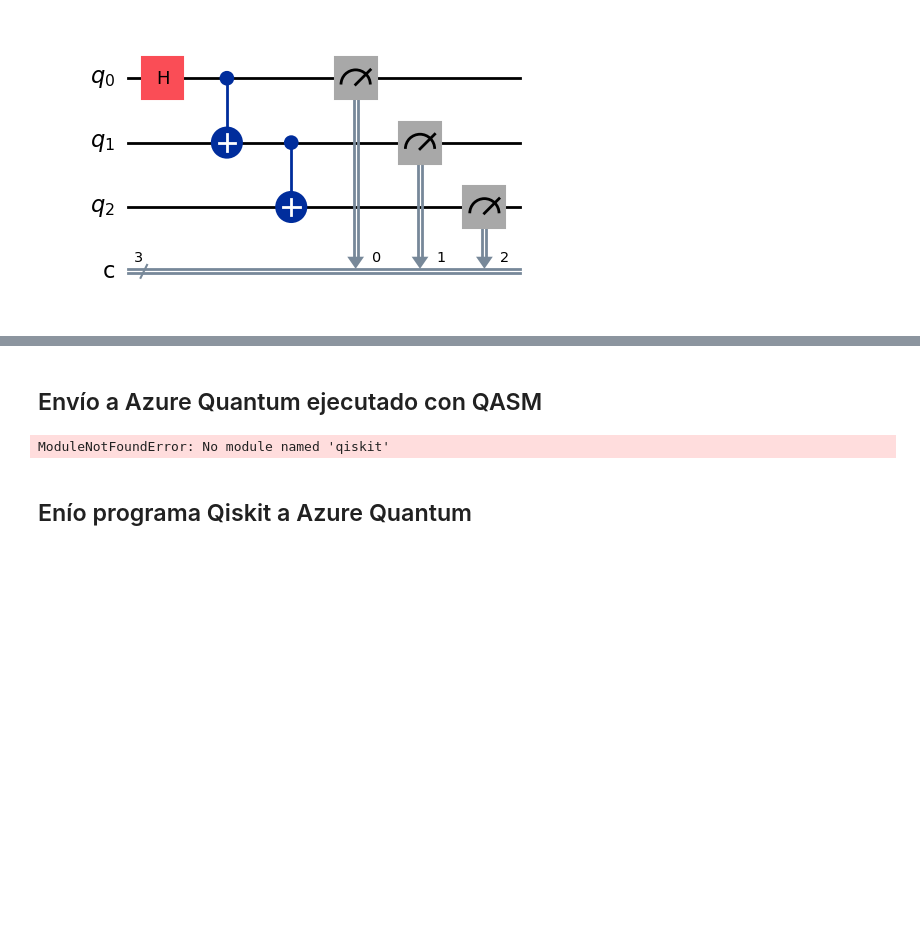
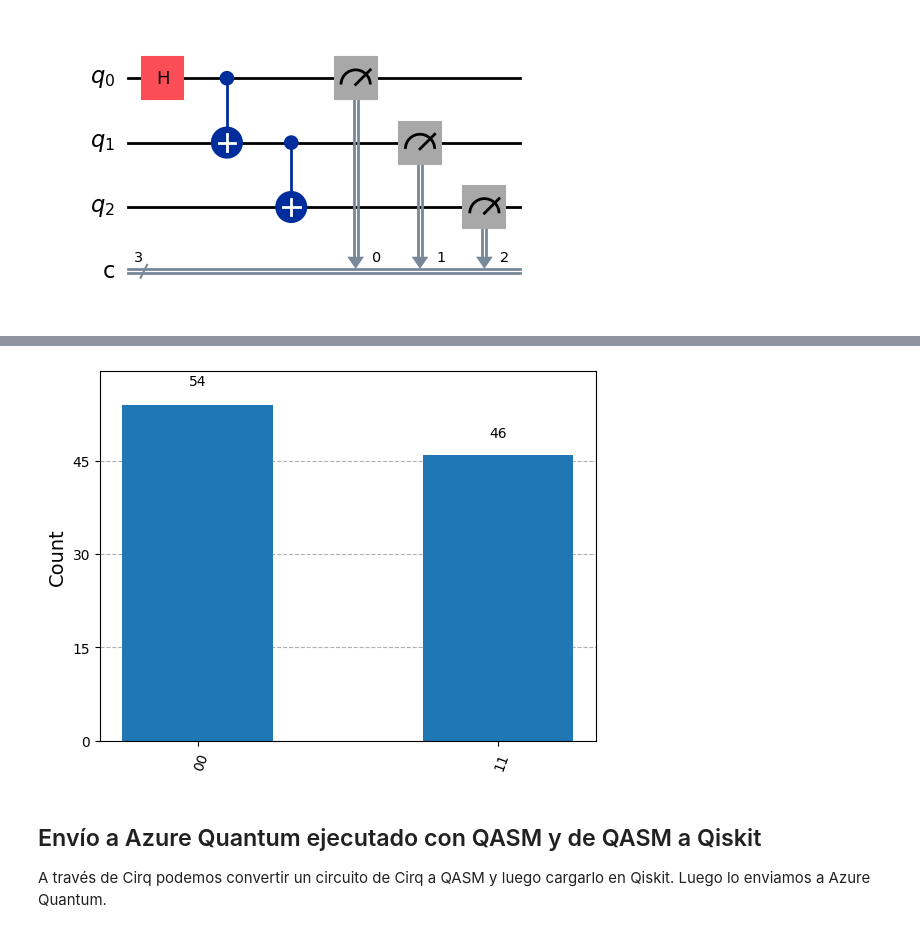
Before and after one commit to imardiego/pruebasQsharpAzureQuantum, a Jupyter notebook: enviarQiskitAzureQuantum.ipynb, the cells around one changed output, grey strips where cells are left out. Saved outputs shown, nothing was run; the diff lists cells and outputs as text; code cells hidden in the pictures; blank space fills up the shorter version.

```diff
--- a/enviarQiskitAzureQuantum.ipynb
+++ b/enviarQiskitAzureQuantum.ipynb
@@ -176,12 +179,13 @@ Otro ejemplo
 # %%
 from qiskit import QuantumCircuit, transpile
 from azure.quantum import Workspace
+from qiskit.visualization import plot_histogram
 from azure.quantum.qiskit import AzureQuantumProvider
 
 # Definir el Workspace (aquí sí van resource_id y location)
 workspace = Workspace(
-    resource_id="/subscriptions/0f4027d3-276d-4941-ad53-a9244c367728/resourceGroups/imardiegoGR/providers/Microsoft.Quantum/Workspaces/imardiegoAT",
-    location="westeurope"
+    resource_id = "/subscriptions/0f4027d3-276d-4941-ad53-a9244c367728/resourceGroups/imardiegoAzureQuantumResourcesGroup/providers/Microsoft.Quantum/Workspaces/imardiegoAzureQuantumWorkArea",
+    location = "westeurope"
 )
 
 # Inicializar provider con workspace
@@ -198,2 +210,7 @@ qpu
 # %%
 backend = provider.get_backend(qpu)
+# %%
+BellJob = QuantumCircuit(2, 2, name="BellJob2")
+BellJob.h(0)
+BellJob.cx(0, 1)
+BellJob.measure([0,1], [0,1])
@@ -200,5 +219,5 @@ backend = provider.get_backend(qpu)
 # %%
-qc_compiled = transpile(qc, backend)
+qc_compiled = transpile(BellJob, backend)
 # %%
 # Enviar job
 job = backend.run(qc_compiled, shots=100)
@@ -295,50 +232,8 @@ print("Resultados de BellJob:", result.get_counts())
+# %%
+plot_histogram(result.get_counts())
+# %% [output]
+[figure, added]
 # %% [markdown]
-## Envío a Azure Quantum ejecutado con QASM
+## Envío a Azure Quantum ejecutado con QASM y de QASM a Qiskit
+
+A través de Cirq podemos convertir un circuito de Cirq a QASM y luego cargarlo en Qiskit. Luego lo enviamos a Azure Quantum.
-# %%
-import cirq
-from qiskit import QuantumCircuit, transpile
-from azure.quantum.qiskit import AzureQuantumProvider
-
-# --- 1. Circuito en Cirq ---
-q0, q1 = cirq.LineQubit.range(2)
-circuit = cirq.Circuit(
-    cirq.X(q0)**0.5,             # √X
-    cirq.CX(q0, q1),             # CNOT
-    cirq.measure(q0, q1, key='b')
-)
-
-# --- 2. Exportar a QASM ---
-qasm_str = cirq.qasm(circuit)
-
-# --- 3. Importar en Qiskit ---
-qc = QuantumCircuit.from_qasm_str(qasm_str)
-
-print("Circuito en Qiskit:")
-print(qc)
-
-# --- 4. Conectarse a Azure Quantum ---
-# Sustituye estos valores por los de tu workspace
-resource_id = "/subscriptions/0f4027d3-276d-4941-ad53-a9244c367728/resourceGroups/imardiegoAzureQuantumResourcesGroup/providers/Microsoft.Quantum/Workspaces/imardiegoAzureQuantumWorkArea",
-location = "westeurope"
-
-provider = AzureQuantumProvider(resource_id=resource_id, location=location)
-
-# Ver lista de backends disponibles
-for backend in provider.backends():
-    print(backend.name())
-
-# --- 5. Elegir backend (QPU) ---
-backend = provider.get_backend("rigetti.sim.qvm")  # Ejemplo
-
-# --- 6. Transpilar y enviar trabajo ---
-compiled = transpile(qc, backend)
-job = backend.run(compiled, shots=100)  # shots = número de ejecuciones
-
-# --- 7. Obtener resultados ---
-result = job.result()
-print("Resultados:")
-print(result.get_counts())
-# %% [output]
-ModuleNotFoundError: No module named 'qiskit'
-# %% [markdown]
-## Enío programa Qiskit a Azure Quantum
```
Also changed, not shown: parts of 46 cells of this notebook.
